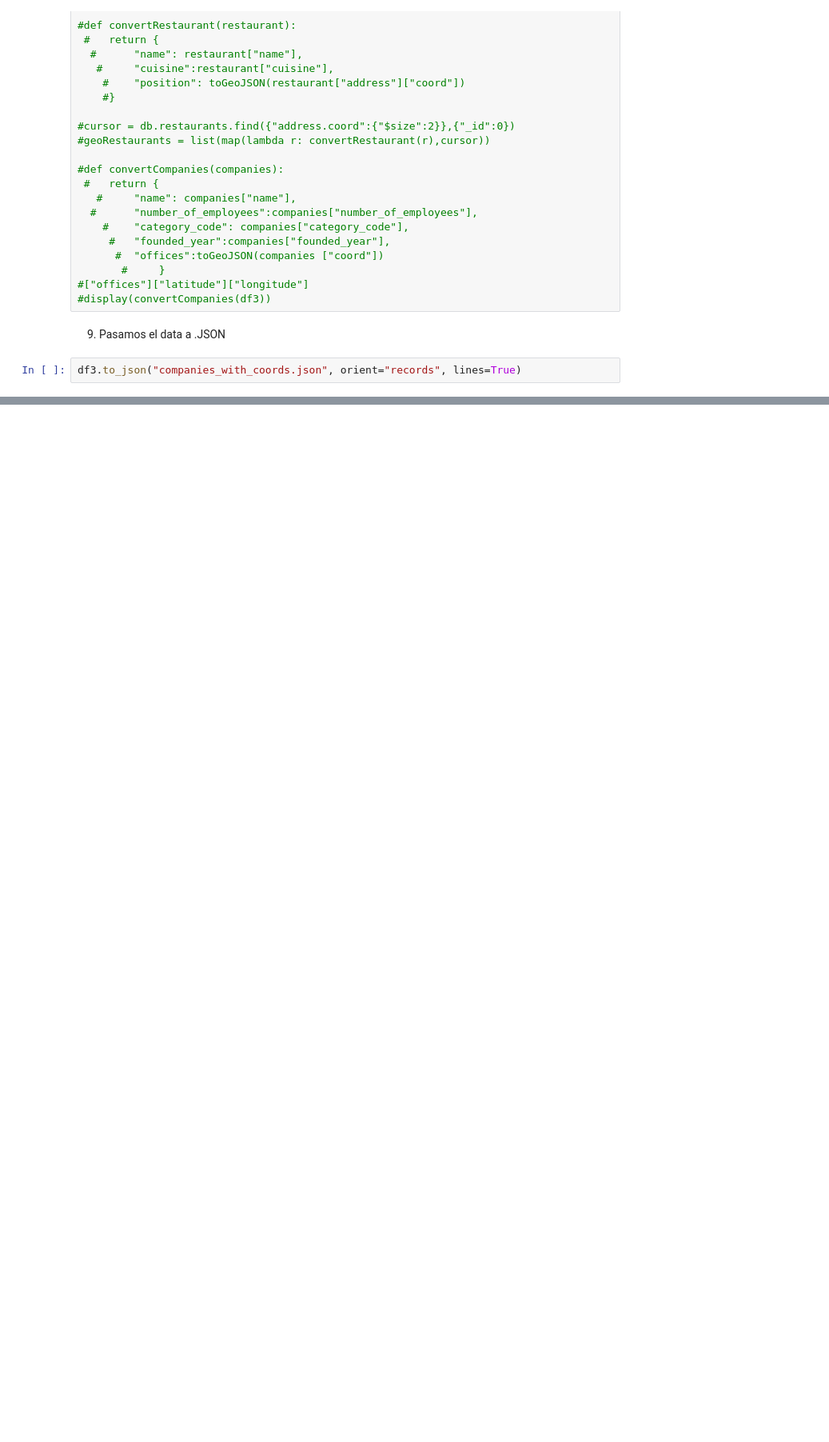
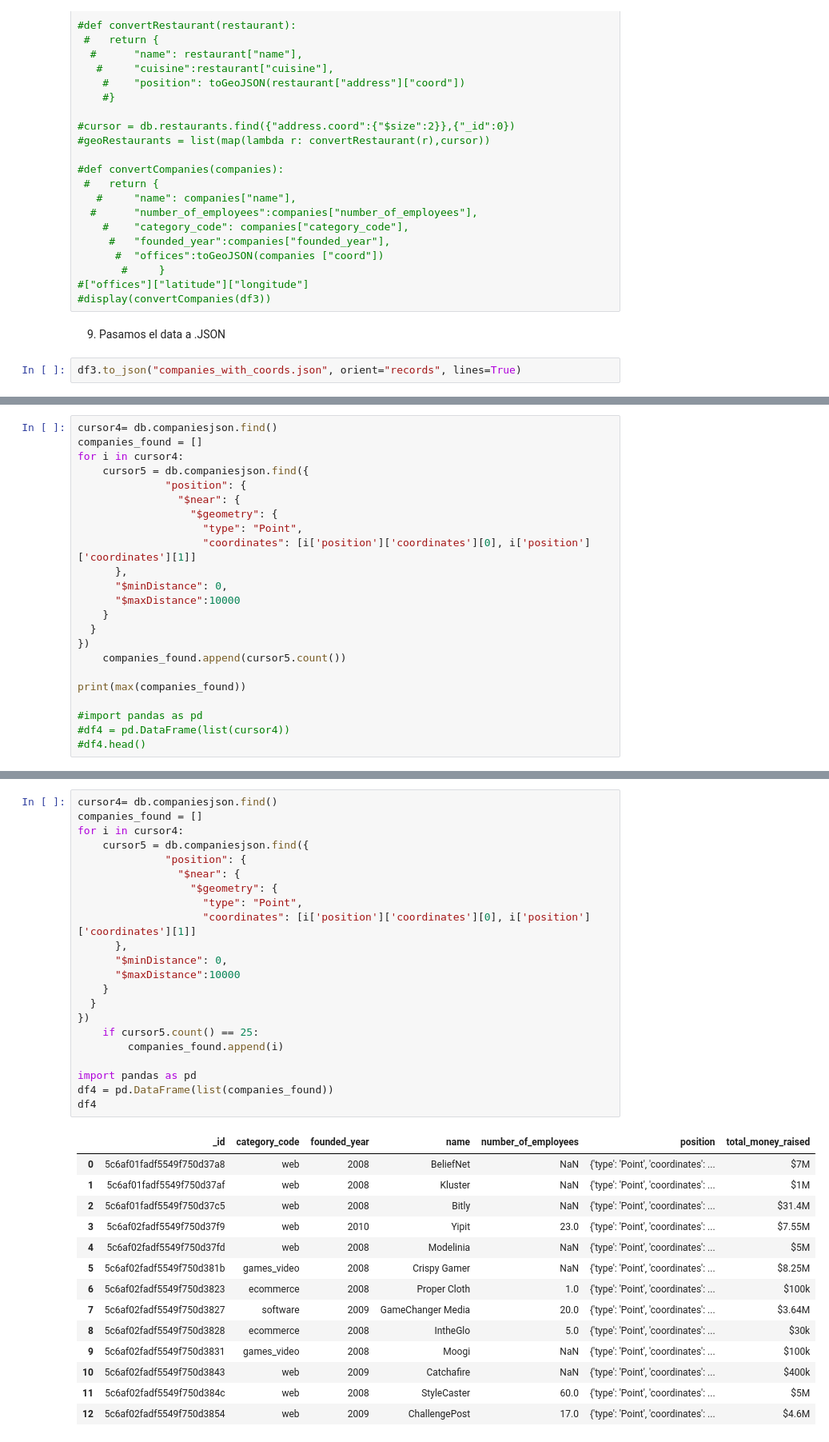
Before and after one commit to LauraRepullo/datamad0119, a Jupyter notebook: module-2/tableau-project/your-code/solution.md.ipynb, the cells around one changed output, grey strips where cells are left out. Shown at 80% size. Cells and saved outputs as stored; diff of their text form; blank space fills up the shorter version.

```diff
--- a/module-2/tableau-project/your-code/solution.md.ipynb
+++ b/module-2/tableau-project/your-code/solution.md.ipynb
@@ -325,0 +335,23 @@ df3.to_json("companies_with_coords.json", orient="records", lines=True)
+# %%
+cursor4= db.companiesjson.find()
+companies_found = []
+for i in cursor4:
+    cursor5 = db.companiesjson.find({
+              "position": {
+                "$near": {
+                  "$geometry": {
+                    "type": "Point",
+                    "coordinates": [i['position']['coordinates'][0], i['position']['coordinates'][1]]
+      },
+      "$minDistance": 0,
+      "$maxDistance":10000
+    }
+  }
+})
+    companies_found.append(cursor5.count())
+
+print(max(companies_found))
+
+#import pandas as pd
+#df4 = pd.DataFrame(list(cursor4))
+#df4.head()
@@ -325,0 +360,37 @@ df3.to_json("companies_with_coords.json", orient="records", lines=True)
+# %%
+cursor4= db.companiesjson.find()
+companies_found = []
+for i in cursor4:
+    cursor5 = db.companiesjson.find({
+              "position": {
+                "$near": {
+                  "$geometry": {
+                    "type": "Point",
+                    "coordinates": [i['position']['coordinates'][0], i['position']['coordinates'][1]]
+      },
+      "$minDistance": 0,
+      "$maxDistance":10000
+    }
+  }
+})
+    if cursor5.count() == 25:
+        companies_found.append(i)
+
+import pandas as pd
+df4 = pd.DataFrame(list(companies_found))
+df4
+# %% [output]
+|  | _id | category_code | founded_year | name | number_of_employees | position | total_money_raised |
+| 0 | 5c6af01fadf5549f750d37a8 | web | 2008 | BeliefNet | NaN | {'type': 'Point', 'coordinates': ... | $7M |
+| 1 | 5c6af01fadf5549f750d37af | web | 2008 | Kluster | NaN | {'type': 'Point', 'coordinates': ... | $1M |
+| 2 | 5c6af01fadf5549f750d37c5 | web | 2008 | Bitly | NaN | {'type': 'Point', 'coordinates': ... | $31.4M |
+| 3 | 5c6af02fadf5549f750d37f9 | web | 2010 | Yipit | 23.0 | {'type': 'Point', 'coordinates': ... | $7.55M |
+| 4 | 5c6af02fadf5549f750d37fd | web | 2008 | Modelinia | NaN | {'type': 'Point', 'coordinates': ... | $5M |
+| 5 | 5c6af02fadf5549f750d381b | games_video | 2008 | Crispy Gamer | NaN | {'type': 'Point', 'coordinates': ... | $8.25M |
+| 6 | 5c6af02fadf5549f750d3823 | ecommerce | 2008 | Proper Cloth | 1.0 | {'type': 'Point', 'coordinates': ... | $100k |
+| 7 | 5c6af02fadf5549f750d3827 | software | 2009 | GameChanger Media | 20.0 | {'type': 'Point', 'coordinates': ... | $3.64M |
+| 8 | 5c6af02fadf5549f750d3828 | ecommerce | 2008 | IntheGlo | 5.0 | {'type': 'Point', 'coordinates': ... | $30k |
+| 9 | 5c6af02fadf5549f750d3831 | games_video | 2008 | Moogi | NaN | {'type': 'Point', 'coordinates': ... | $100k |
+| 10 | 5c6af02fadf5549f750d3843 | web | 2009 | Catchafire | NaN | {'type': 'Point', 'coordinates': ... | $400k |
+| 11 | 5c6af02fadf5549f750d384c | web | 2008 | StyleCaster | 60.0 | {'type': 'Point', 'coordinates': ... | $5M |
+| 12 | 5c6af02fadf5549f750d3854 | web | 2009 | ChallengePost | 17.0 | {'type': 'Point', 'coordinates': ... | $4.6M |
```
Also changed, not shown: parts of 7 cells of this notebook, 1 other file.
